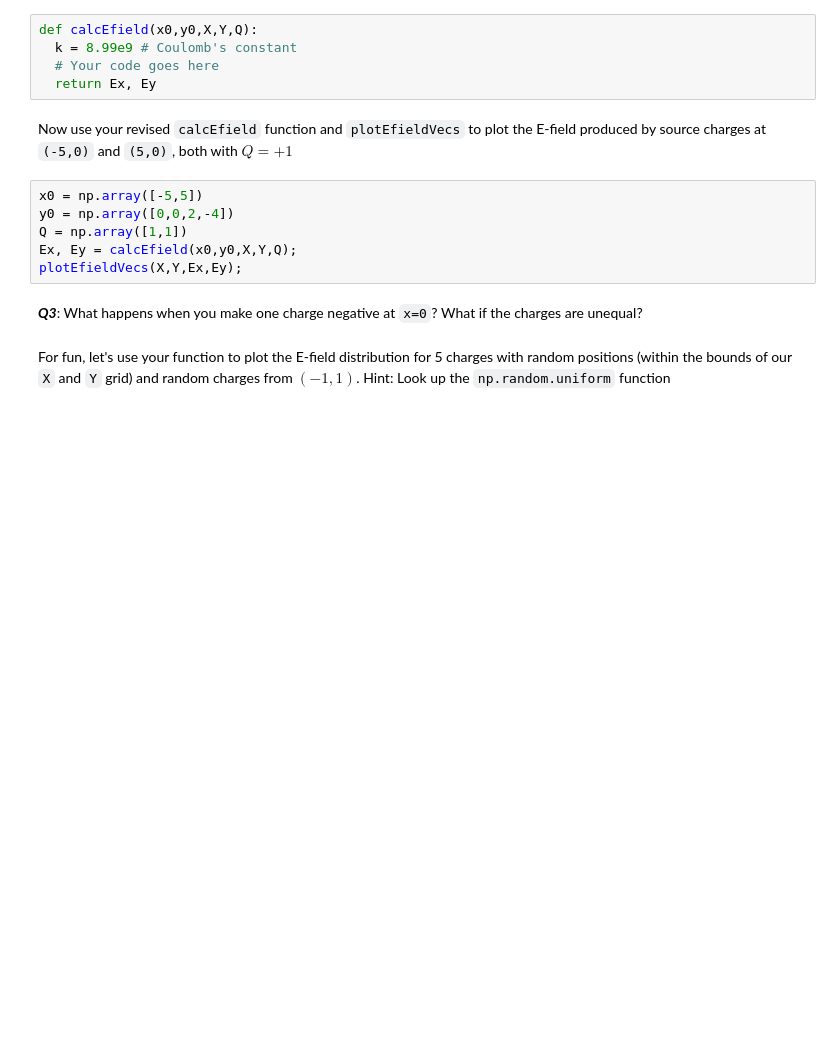
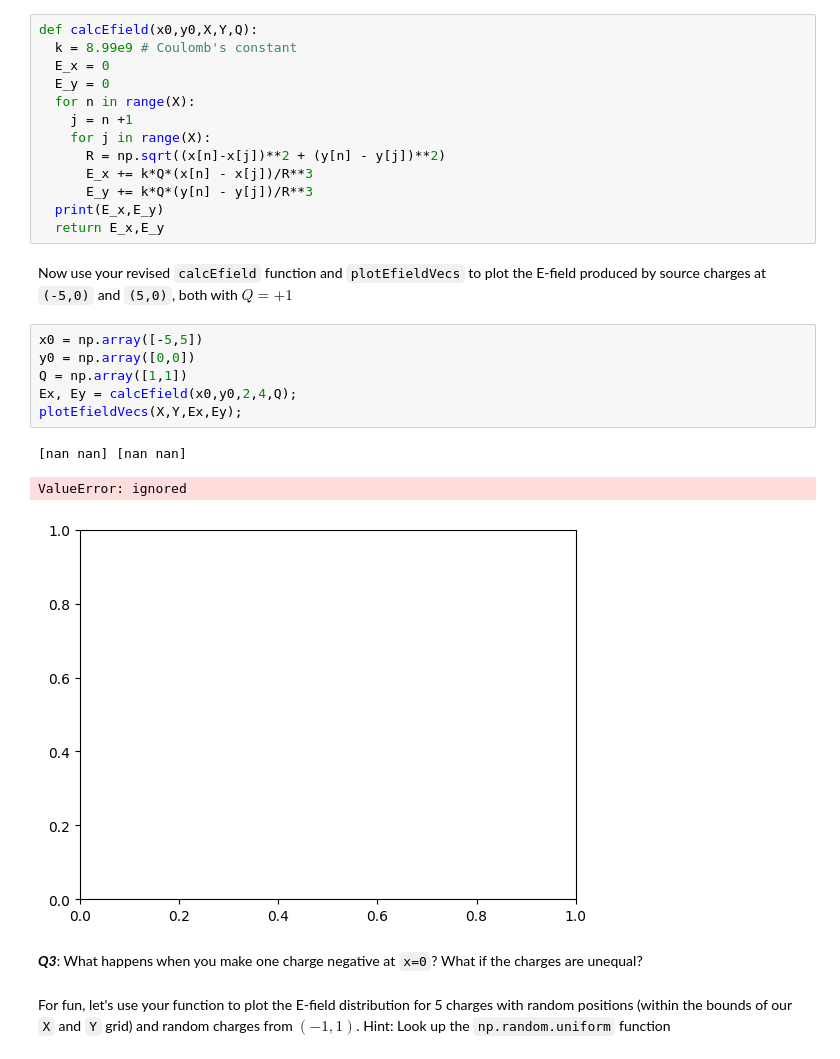
Before and after one commit to Bouncy0Knight/Exercise2, a Jupyter notebook: CompModNervSys_exercise2.ipynb, the cells around one changed output. Cells and saved outputs as stored; diff of their text form; blank space fills up the shorter version.

```diff
--- a/CompModNervSys_exercise2.ipynb
+++ b/CompModNervSys_exercise2.ipynb
@@ -160,19 +161,31 @@ plotEfieldVecs(E_x,E_y,X,Y)
 # Adding more point charges
 # %% [markdown]
 So far, the plots are kinda boring. Since we have only one source charge, we just get a radial field centered at the source charge location. What happens if we have a bunch of point charges distributed in space? Modify your calcEfield function to take as input a vector of source charge x coordinates and a vector of y coordinates, instead of a single pair of x and y coordinates, and output the total E-field x and y components ($E_{x}$ and $E_{y}$).
-# %%
-def calcEfield(x0,y0,X,Y,Q):
-  k = 8.99e9 # Coulomb's constant
-  # Your code goes here
-  return Ex, Ey
+# %%
+def calcEfield(x0,y0,X,Y,Q):
+  k = 8.99e9 # Coulomb's constant
+  E_x = 0
+  E_y = 0
+  for n in range(X):
+    j = n +1
+    for j in range(X):
+      R = np.sqrt((x[n]-x[j])**2 + (y[n] - y[j])**2)
+      E_x += k*Q*(x[n] - x[j])/R**3
+      E_y += k*Q*(y[n] - y[j])/R**3
+  print(E_x,E_y)
+  return E_x,E_y
 # %% [markdown]
 Now use your revised `calcEfield` function and `plotEfieldVecs` to plot the E-field produced by source charges at `(-5,0)` and `(5,0)`, both with $Q=+1$
 # %%
 x0 = np.array([-5,5])
-y0 = np.array([0,0,2,-4])
+y0 = np.array([0,0])
 Q = np.array([1,1])
-Ex, Ey = calcEfield(x0,y0,X,Y,Q);
+Ex, Ey = calcEfield(x0,y0,2,4,Q);
 plotEfieldVecs(X,Y,Ex,Ey);
+# %% [output]
+[nan nan] [nan nan]
+ValueError: ignored
+[figure, added]
 # %% [markdown]
 ***Q3***: What happens when you make one charge negative at `x=0`? What if the charges are unequal?
 # %% [markdown]
```
Also changed, not shown: parts of 3 cells of this notebook.
